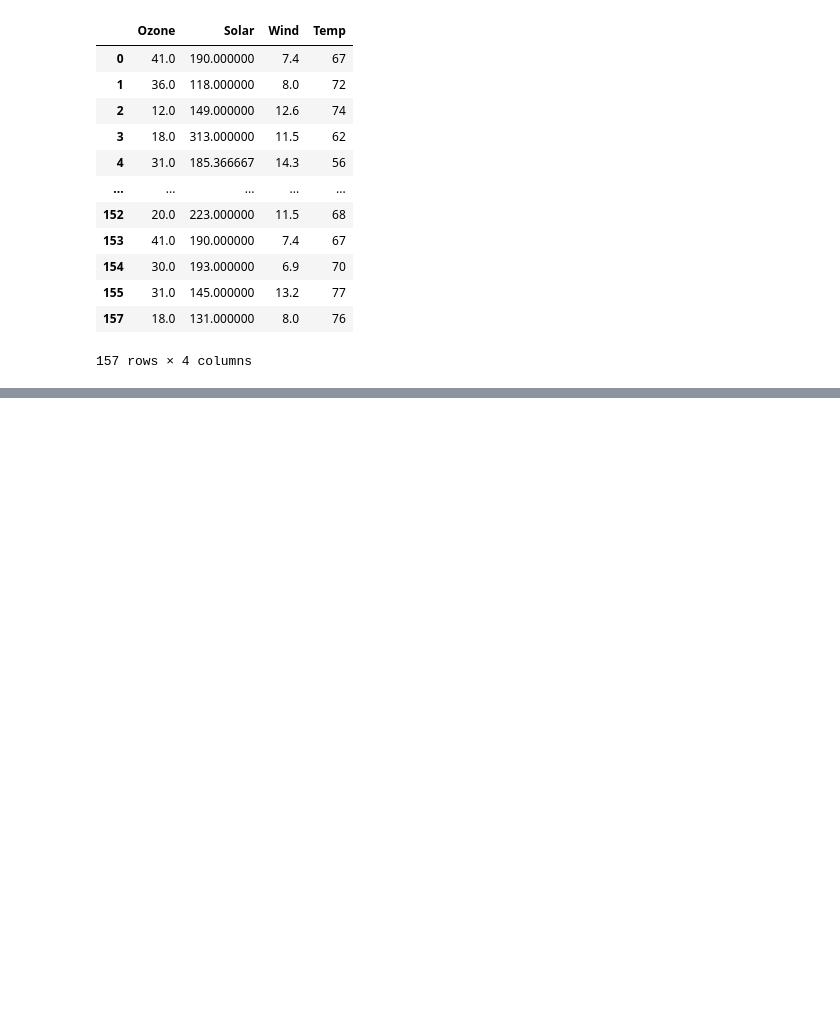
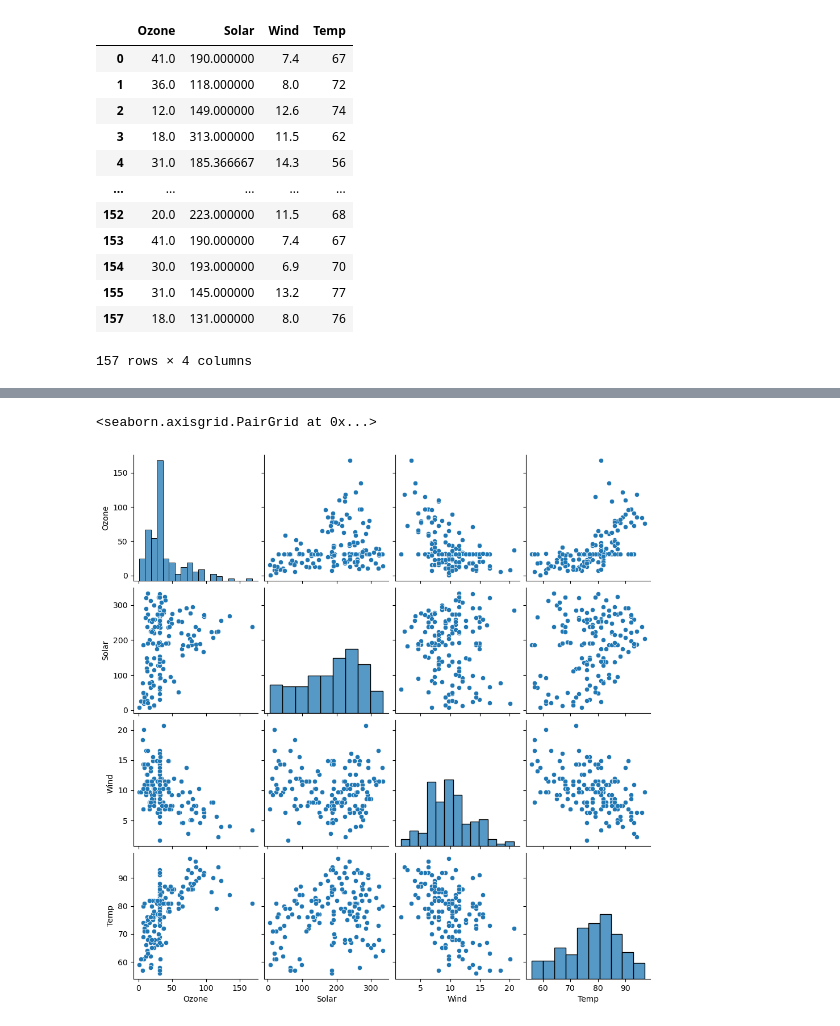
Before and after one commit to deepikareddy-22/AIML-TASK, a Jupyter notebook: EDA1_Practice.ipynb, the cells around one changed output, grey strips where cells are left out. Cells and saved outputs as stored; diff of their text form; code cells hidden in the pictures; blank space fills up the shorter version.

```diff
--- a/EDA1_Practice.ipynb
+++ b/EDA1_Practice.ipynb
@@ -450,0 +469,6 @@ data1_numeric
+# %%
+#plot a pair plot between all numeric columns using seaborn
+sns.pairplot(data1_numeric)
+# %% [output]
+<seaborn.axisgrid.PairGrid at 0x...>
+[figure, added]
```
Also changed, not shown: parts of 8 cells of this notebook.
